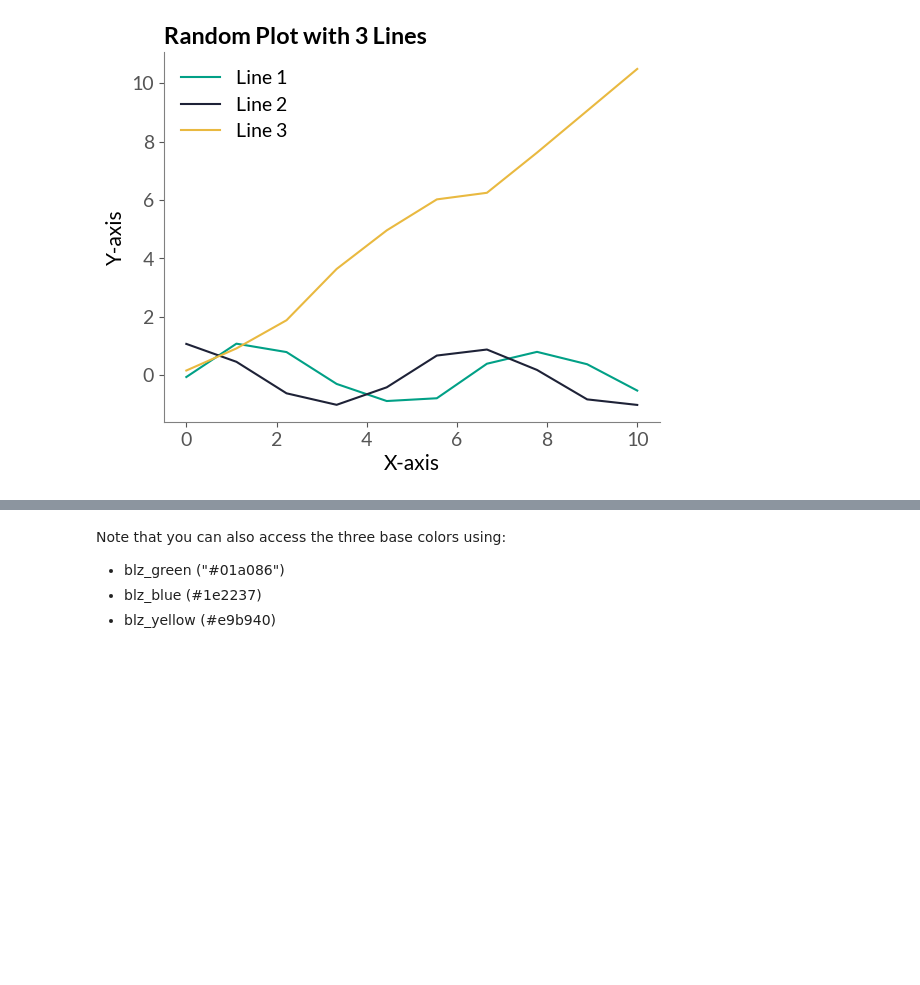
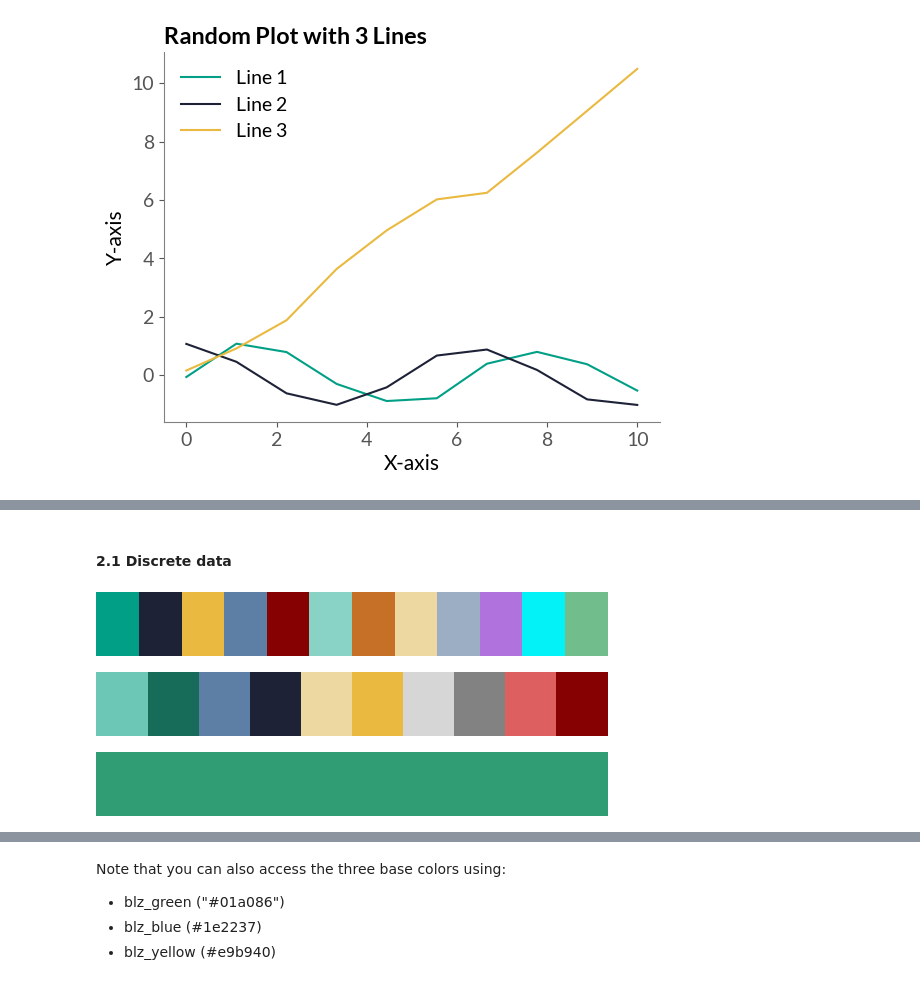
Before and after one commit to lizard-bio/nature-grade-visualization-playground, a Jupyter notebook: BioLizardStylePython/docs/example.ipynb, the cells around one changed output, grey strips where cells are left out. Drawn from its saved outputs; the diff is of its cells as text; code cells hidden in the pictures; blank space fills up the shorter version.

```diff
--- a/BioLizardStylePython/docs/example.ipynb
+++ b/BioLizardStylePython/docs/example.ipynb
@@ -100,0 +67,14 @@ plt.show()
+# %% [markdown]
+#### 2.1 Discrete data
+# %%
+biolizard_qualitative_pal
+# %% [output]
+[figure, added]
+# %%
+biolizard_paired_pal
+# %% [output]
+[figure, added]
+# %%
+biolizard_hues_pal
+# %% [output]
+[figure, added]
```
Also changed, not shown: parts of 45 cells of this notebook, 3 other files.
